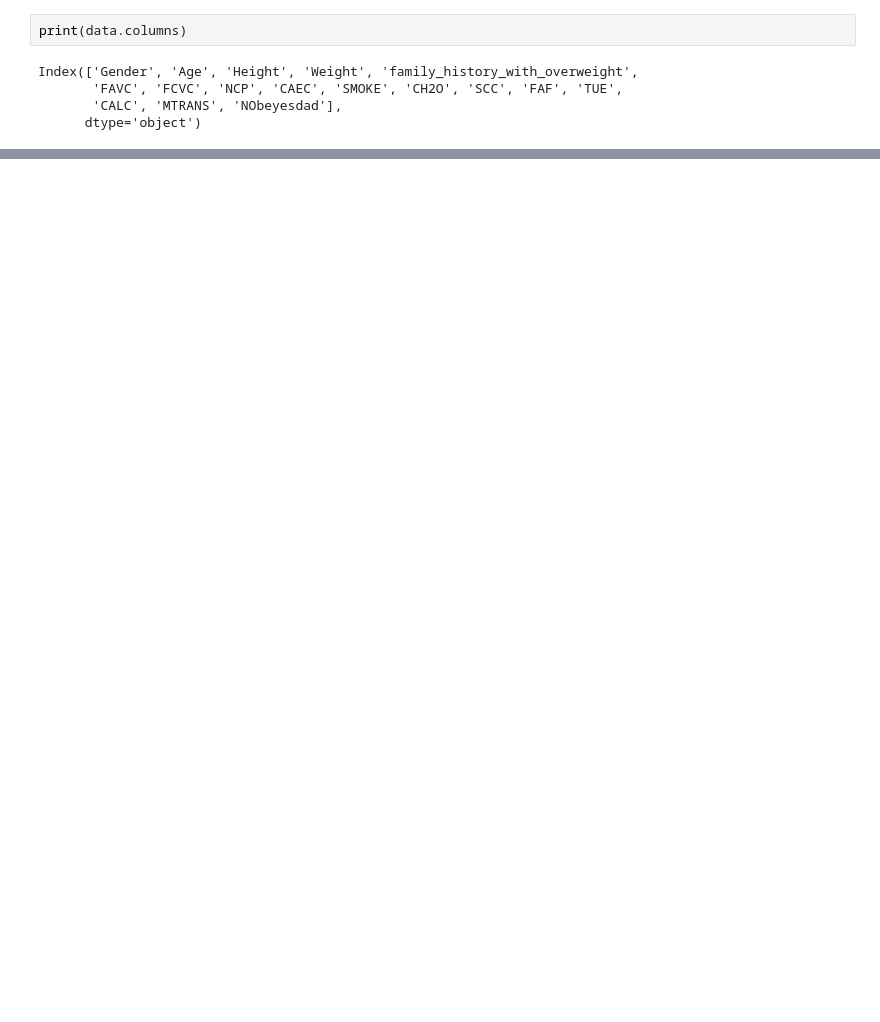
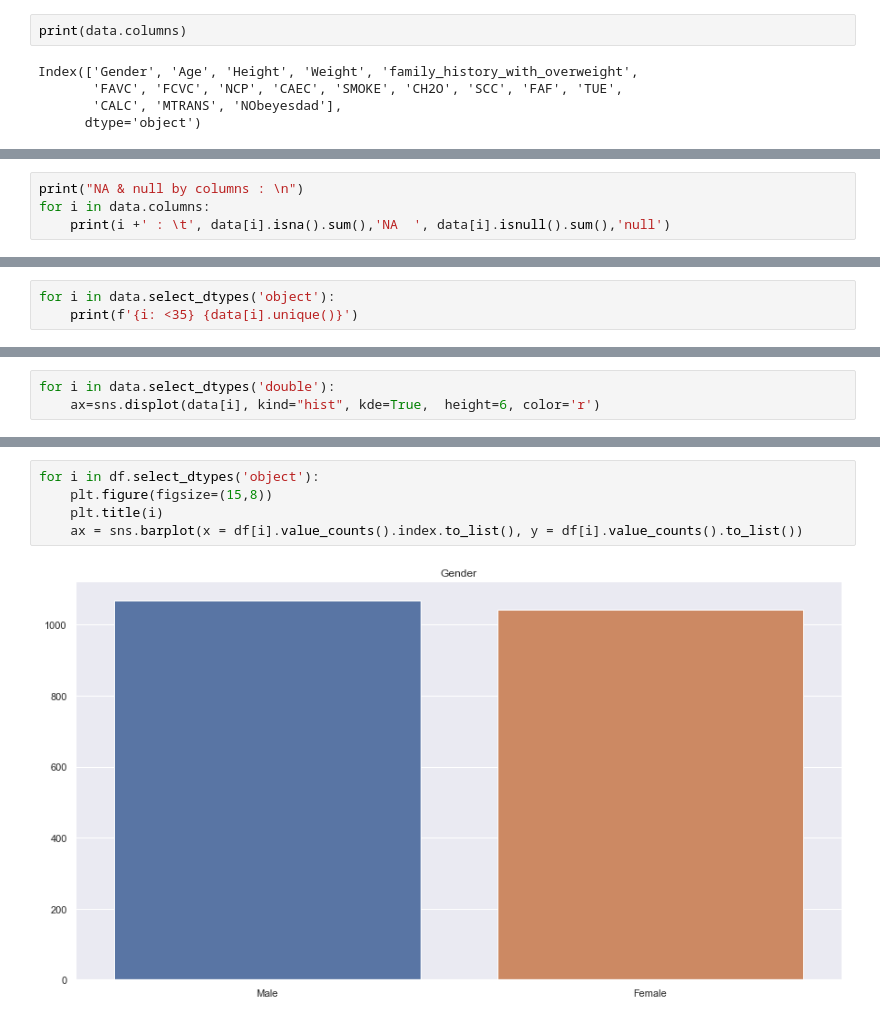
Before and after one commit to Tintintin1234/Projet-Python-Data-Analyse, a Jupyter notebook: Projet Python.ipynb, the cells around one changed output, grey strips where cells are left out. Cells and saved outputs as stored; diff of their text form; blank space fills up the shorter version.

```diff
--- a/Projet Python.ipynb
+++ b/Projet Python.ipynb
@@ -41,0 +81,4 @@ ax2= femme.plot.scatter(x='Height',y='Weight')
+# %%
+print("NA & null by columns : \n")
+for i in data.columns:
+    print(i +' : \t', data[i].isna().sum(),'NA  ', data[i].isnull().sum(),'null')
@@ -50,0 +142,3 @@ data.head()
+# %%
+for i in data.select_dtypes('object'):
+    print(f'{i: <35} {data[i].unique()}')
@@ -50,0 +157,3 @@ data.head()
+# %%
+for i in data.select_dtypes('double'):
+    ax=sns.displot(data[i], kind="hist", kde=True,  height=6, color='r')
@@ -50,0 +185,7 @@ data.head()
+# %%
+for i in df.select_dtypes('object'):
+    plt.figure(figsize=(15,8))
+    plt.title(i)
+    ax = sns.barplot(x = df[i].value_counts().index.to_list(), y = df[i].value_counts().to_list())
+# %% [output]
+[figure, added]
```
Also changed, not shown: parts of 26 cells of this notebook.
